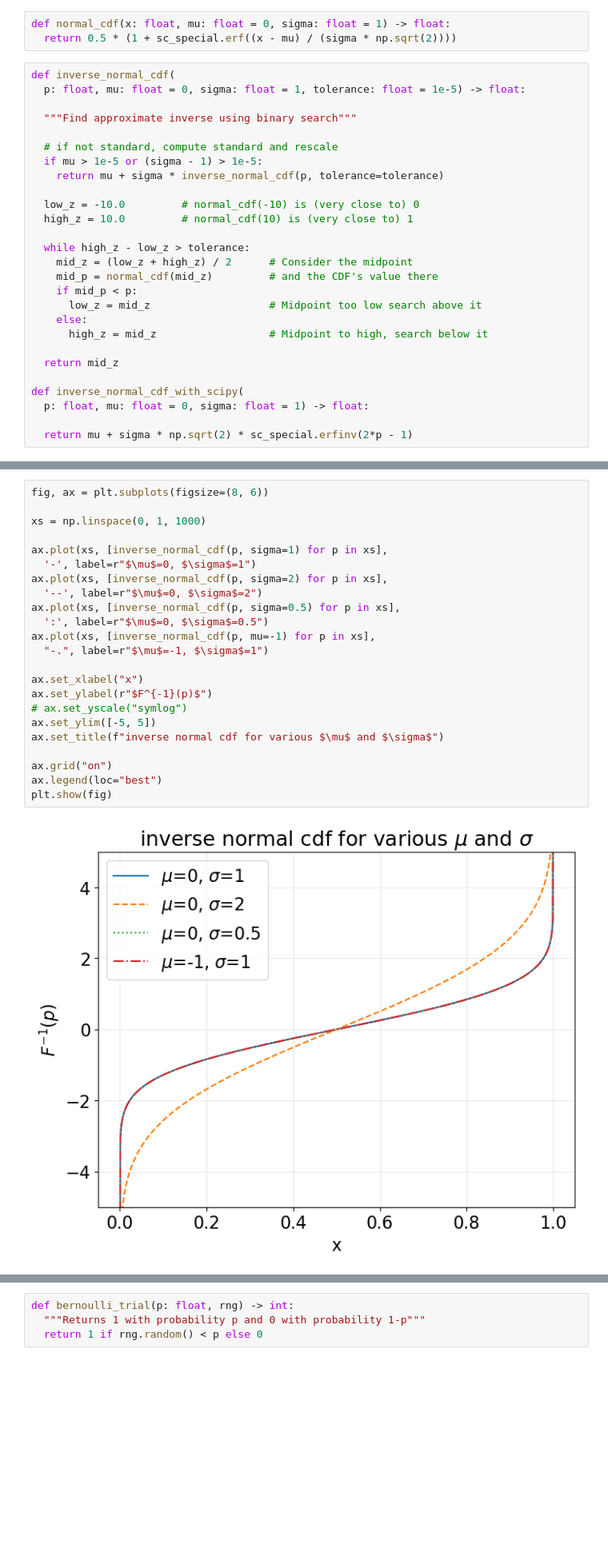
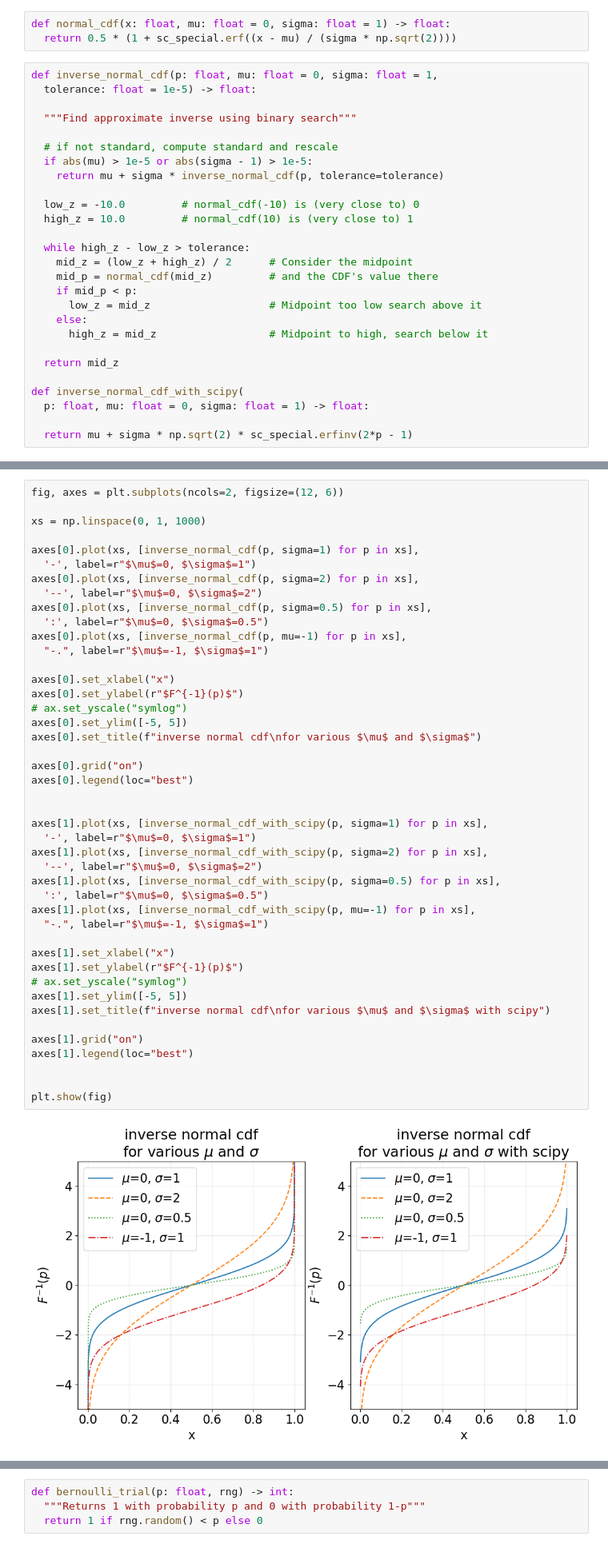
Before and after one commit to LugoBlogger/AK-201-426-data-science, a Jupyter notebook: ch-06.ipynb, the cells around one changed output, grey strips where cells are left out. Shown at 80% size. Cells and saved outputs as stored; diff of their text form; blank space fills up the shorter version.

```diff
--- a/ch-06.ipynb
+++ b/ch-06.ipynb
@@ -256,13 +256,13 @@ def normal_pdf(x: float, mu: float = 0, sigma: float = 1) -> float:
 def normal_cdf(x: float, mu: float = 0, sigma: float = 1) -> float:
   return 0.5 * (1 + sc_special.erf((x - mu) / (sigma * np.sqrt(2))))
 # %%
-def inverse_normal_cdf(
-  p: float, mu: float = 0, sigma: float = 1, tolerance: float = 1e-5) -> float:
+def inverse_normal_cdf(p: float, mu: float = 0, sigma: float = 1,
+  tolerance: float = 1e-5) -> float:
 
   """Find approximate inverse using binary search"""
 
   # if not standard, compute standard and rescale
-  if mu > 1e-5 or (sigma - 1) > 1e-5:
+  if abs(mu) > 1e-5 or abs(sigma - 1) > 1e-5:
     return mu + sigma * inverse_normal_cdf(p, tolerance=tolerance)
 
   low_z = -10.0         # normal_cdf(-10) is (very close to) 0
@@ -329,30 +329,51 @@ plt.show(fig)
 # %% [output]
 [figure]
 # %%
-fig, ax = plt.subplots(figsize=(8, 6))
+fig, axes = plt.subplots(ncols=2, figsize=(12, 6))
 
 xs = np.linspace(0, 1, 1000)
 
-ax.plot(xs, [inverse_normal_cdf(p, sigma=1) for p in xs],
+axes[0].plot(xs, [inverse_normal_cdf(p, sigma=1) for p in xs],
   '-', label=r"$\mu$=0, $\sigma$=1")
-ax.plot(xs, [inverse_normal_cdf(p, sigma=2) for p in xs],
+axes[0].plot(xs, [inverse_normal_cdf(p, sigma=2) for p in xs],
   '--', label=r"$\mu$=0, $\sigma$=2")
-ax.plot(xs, [inverse_normal_cdf(p, sigma=0.5) for p in xs],
+axes[0].plot(xs, [inverse_normal_cdf(p, sigma=0.5) for p in xs],
   ':', label=r"$\mu$=0, $\sigma$=0.5")
-ax.plot(xs, [inverse_normal_cdf(p, mu=-1) for p in xs],
+axes[0].plot(xs, [inverse_normal_cdf(p, mu=-1) for p in xs],
   "-.", label=r"$\mu$=-1, $\sigma$=1")
 
-ax.set_xlabel("x")
-ax.set_ylabel(r"$F^{-1}(p)$")
+axes[0].set_xlabel("x")
+axes[0].set_ylabel(r"$F^{-1}(p)$")
 # ax.set_yscale("symlog")
-ax.set_ylim([-5, 5])
-ax.set_title(f"inverse normal cdf for various $\mu$ and $\sigma$")
+axes[0].set_ylim([-5, 5])
+axes[0].set_title(f"inverse normal cdf\nfor various $\mu$ and $\sigma$")
 
-ax.grid("on")
-ax.legend(loc="best")
+axes[0].grid("on")
+axes[0].legend(loc="best")
+
+
+axes[1].plot(xs, [inverse_normal_cdf_with_scipy(p, sigma=1) for p in xs],
+  '-', label=r"$\mu$=0, $\sigma$=1")
+axes[1].plot(xs, [inverse_normal_cdf_with_scipy(p, sigma=2) for p in xs],
+  '--', label=r"$\mu$=0, $\sigma$=2")
+axes[1].plot(xs, [inverse_normal_cdf_with_scipy(p, sigma=0.5) for p in xs],
+  ':', label=r"$\mu$=0, $\sigma$=0.5")
+axes[1].plot(xs, [inverse_normal_cdf_with_scipy(p, mu=-1) for p in xs],
+  "-.", label=r"$\mu$=-1, $\sigma$=1")
+
+axes[1].set_xlabel("x")
+axes[1].set_ylabel(r"$F^{-1}(p)$")
+# ax.set_yscale("symlog")
+axes[1].set_ylim([-5, 5])
+axes[1].set_title(f"inverse normal cdf\nfor various $\mu$ and $\sigma$ with scipy")
+
+axes[1].grid("on")
+axes[1].legend(loc="best")
+
+
 plt.show(fig)
 # %% [output]
-[figure, old version]
+[figure, new version]
 # %% [markdown]
 ## The Central Limit Theorem
 
```
Also changed, not shown: parts of 2 cells of this notebook.
